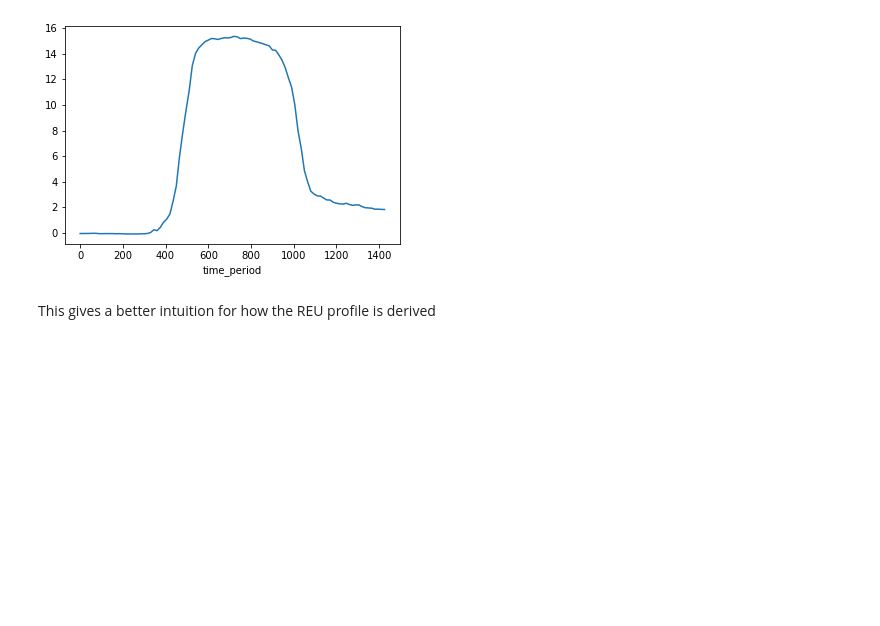
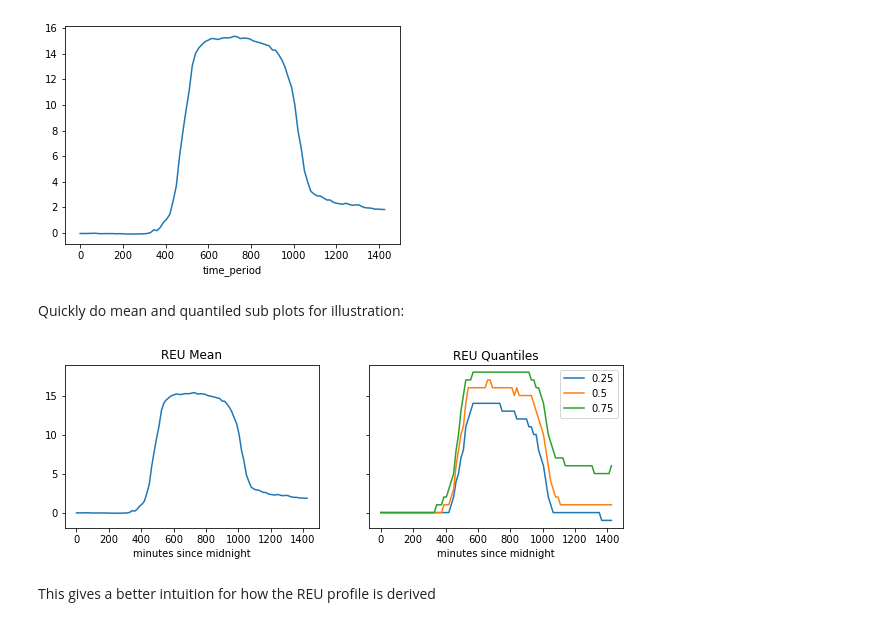
Before and after one commit to Peppers16/tfl_bike_project, a Jupyter notebook: notebooks/Demand Profiles MSP-6.ipynb, the cells around one changed output. Saved outputs shown, nothing was run; the diff lists cells and outputs as text; code cells hidden in the pictures; blank space fills up the shorter version.

```diff
--- a/notebooks/Demand Profiles MSP-6.ipynb
+++ b/notebooks/Demand Profiles MSP-6.ipynb
@@ -210,6 +211,25 @@ piv5.xs(6) \
 # %% [output]
 <matplotlib.axes._subplots.AxesSubplot at 0x...>
 [figure]
+# %% [markdown]
+Quickly do mean and quantiled sub plots for illustration:
+# %%
+fig, (ax1, ax2) = plt.subplots(1, 2, sharey=True, figsize=(10,3))
+
+piv5.xs(6) \
+    .pivot_table(index='time_period', columns='day_of_year', values='cumi_net') \
+    .mean(axis=1).plot(ax=ax1)
+
+piv5.xs(6).pivot_table(index='time_period', columns='day_of_year', values='cumi_net') \
+    .quantile([0.25, 0.5, 0.75],axis=1) \
+    .transpose().plot(ax=ax2)
+
+ax1.set_xlabel('minutes since midnight')
+ax2.set_xlabel('minutes since midnight')
+ax1.set_title('REU Mean')
+ax2.set_title('REU Quantiles');
+# %% [output]
+[figure, added]
 # %% [markdown]
 This gives a better intuition for how the REU profile is derived
 # %%
```
Also changed, not shown: parts of 13 cells of this notebook, 5 other files.
